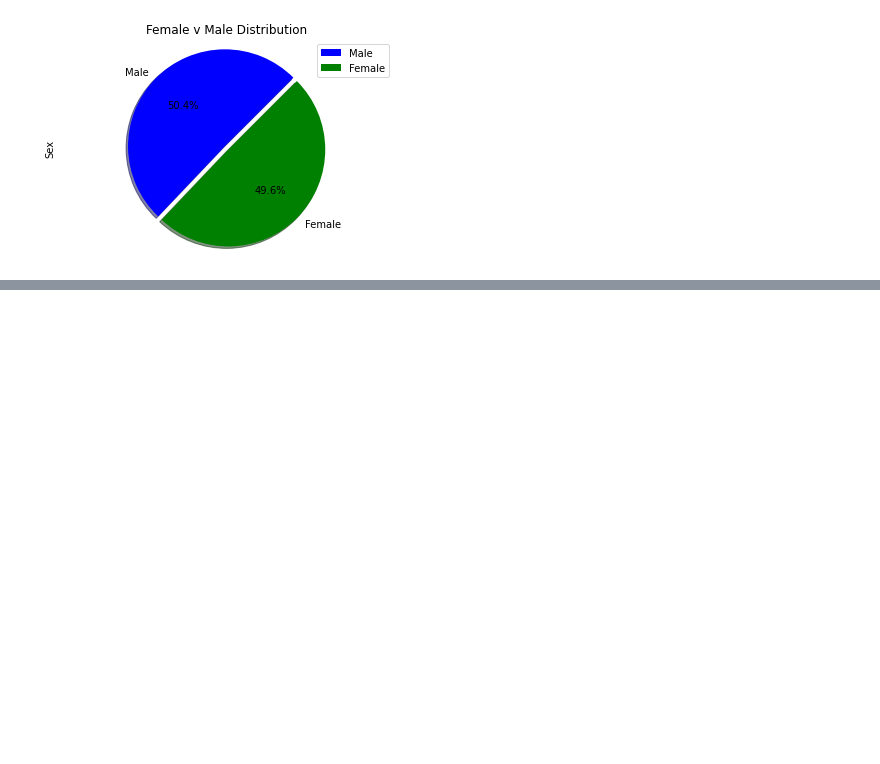
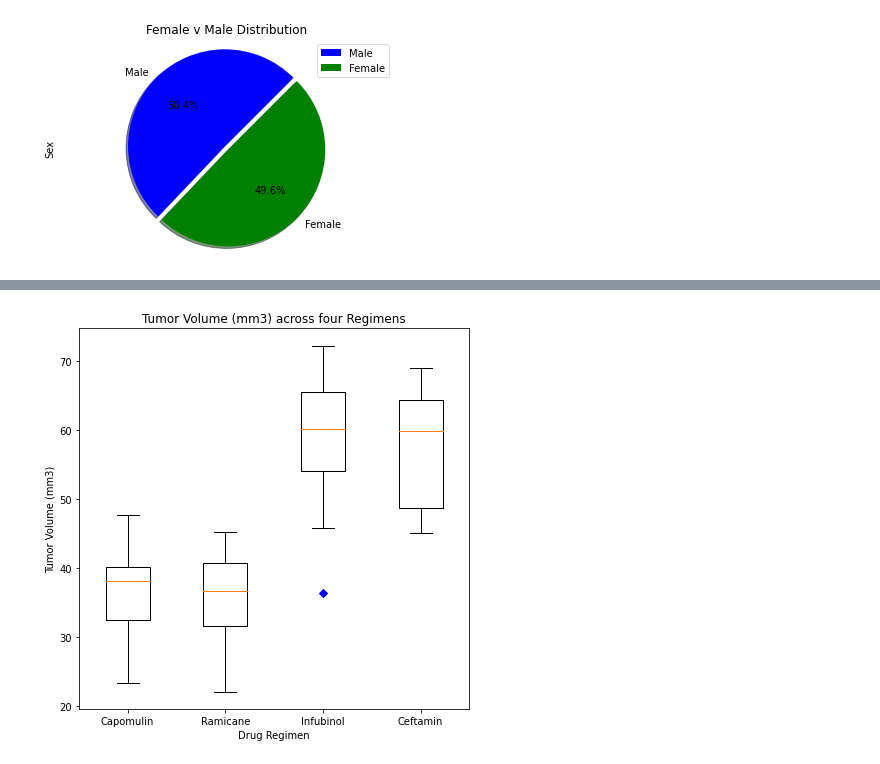
Before and after one commit to jacobhash570/Matplotlib---The-Power-of-Plots, a Jupyter notebook: Pymaceuticals.ipynb, the cells around one changed output, grey strips where cells are left out. Saved outputs shown, nothing was run; the diff lists cells and outputs as text; code cells hidden in the pictures; blank space fills up the shorter version.

```diff
--- a/Pymaceuticals.ipynb
+++ b/Pymaceuticals.ipynb
@@ -308,0 +168,5 @@ capomulin_df.head()
+# %%
+timepoint = new_df.groupby("Mouse ID")["Timepoint"].max()
+# %%
+volume_df = pd.merge(new_df, timepoint, how="inner", on=["Mouse ID", "Timepoint"])
+volume_df
@@ -308,0 +187,28 @@ capomulin_df.head()
+# %%
+drug_list = ["Capomulin", "Ramicane", "Infubinol", "Ceftamin"]
+
+tumor_volume = []
+
+for drug in drug_list:
+    new_volume_df = volume_df.loc[volume_df["Drug Regimen"]==drug]["Tumor Volume (mm3)"]
+    tumor_volume.append(new_volume_df)
+    quartiles = new_volume_df.quantile([0.25,0.5,0.75])
+
+    iqr = quartiles[0.75] - quartiles[0.25]
+
+    lower_bound = quartiles[0.25] - (1.5*iqr)
+    upper_bound = quartiles[0.75] + (1.5*iqr)
+
+    outliers = new_volume_df.loc[(new_volume_df > upper_bound) | (new_volume_df < lower_bound)]
+# %%
+blue_dot = dict(markerfacecolor="b",marker="D", markeredgecolor="b")
+fig1, ax1 = plt.subplots(figsize=(7,7))
+ax1.boxplot(tumor_volume, flierprops=blue_dot)
+ax1.set_title("Tumor Volume (mm3) across four Regimens")
+ax1.set_xlabel("Drug Regimen")
+ax1.set_ylabel("Tumor Volume (mm3)")
+ax1.xaxis.set(ticks=range(1,len(drug_list) + 1),ticklabels=drug_list)
+
+plt.show()
+# %% [output]
+[figure, added]
```
Also changed, not shown: parts of 29 cells of this notebook.
